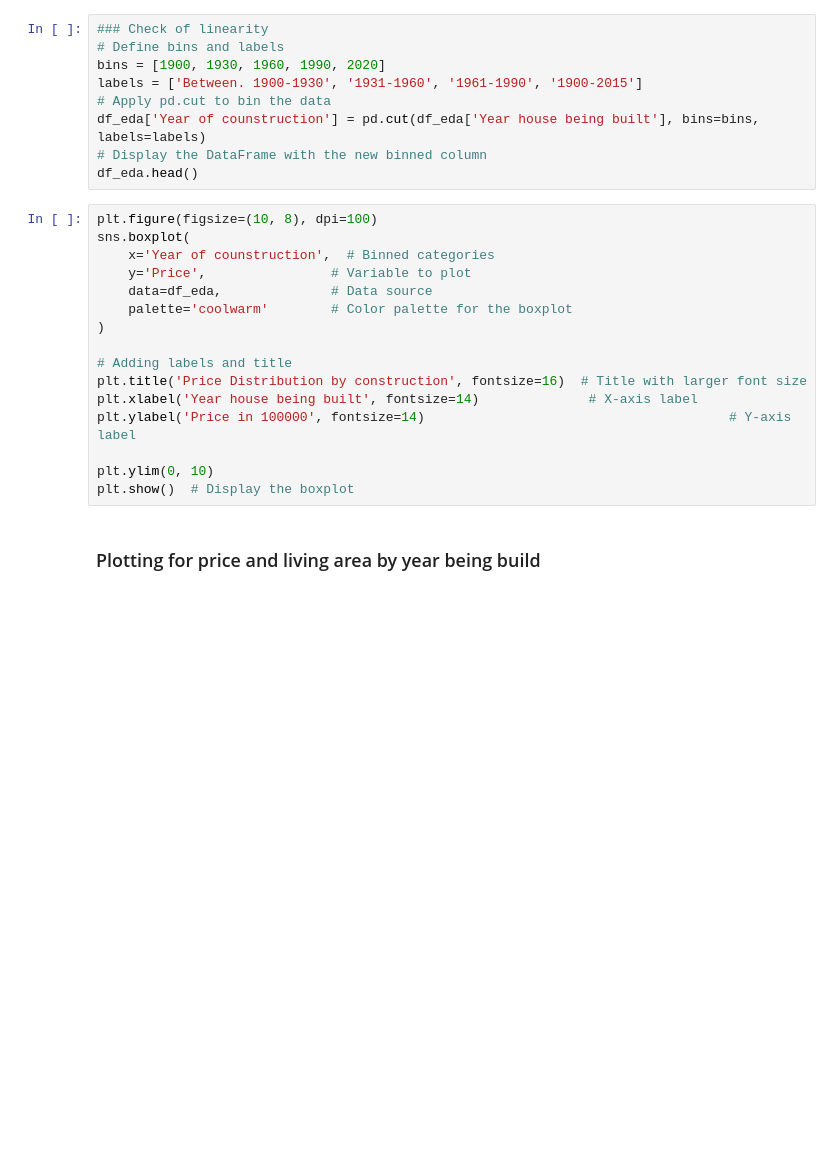
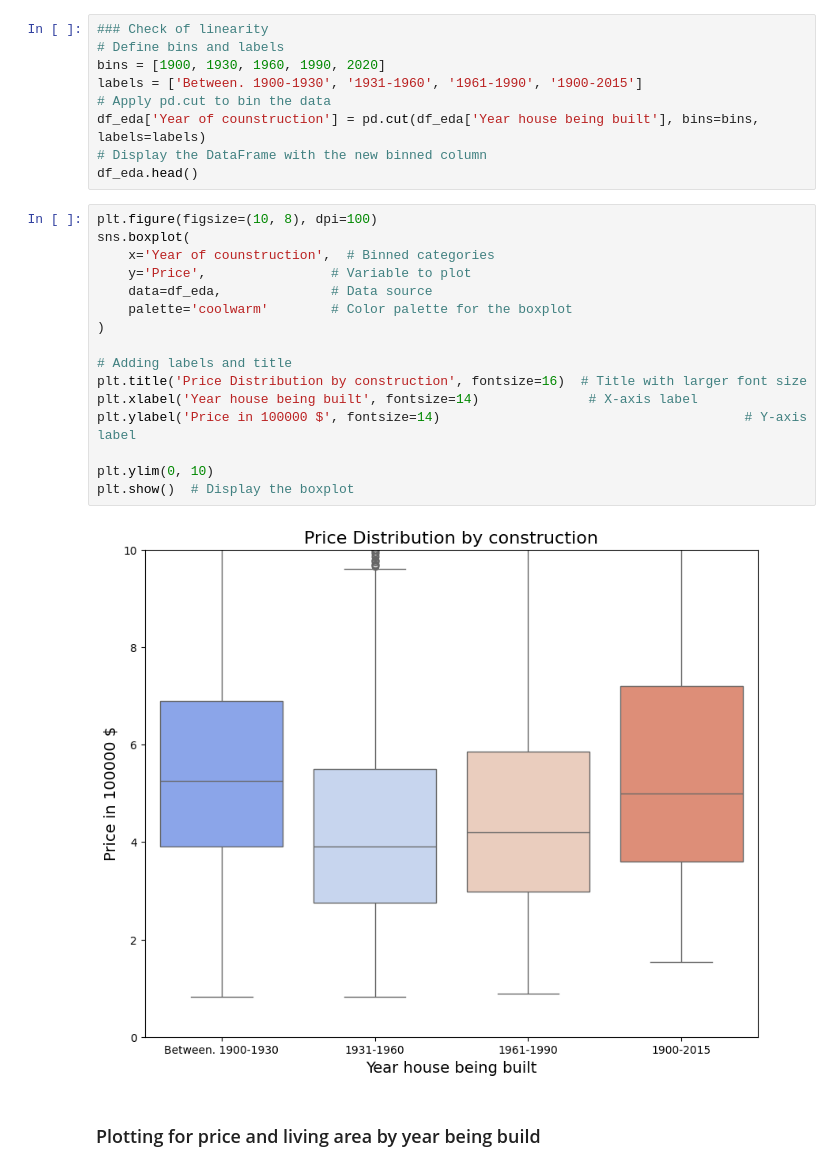
Before and after one commit to Paul-Spiced/EDA_Paul, a Jupyter notebook: commands/EDA _5_expl_hyp_2.ipynb, the cells around one changed output. Saved outputs shown, nothing was run; the diff lists cells and outputs as text; blank space fills up the shorter version.

```diff
--- a/commands/EDA _5_expl_hyp_2.ipynb
+++ b/commands/EDA _5_expl_hyp_2.ipynb
@@ -168,19 +96,21 @@ df_eda.head()
 # %%
 plt.figure(figsize=(10, 8), dpi=100)
 sns.boxplot(
     x='Year of counstruction',  # Binned categories
     y='Price',                # Variable to plot
     data=df_eda,              # Data source
     palette='coolwarm'        # Color palette for the boxplot
 )
 
 # Adding labels and title
 plt.title('Price Distribution by construction', fontsize=16)  # Title with larger font size
 plt.xlabel('Year house being built', fontsize=14)              # X-axis label
-plt.ylabel('Price in 100000', fontsize=14)                                       # Y-axis label
+plt.ylabel('Price in 100000 $', fontsize=14)                                       # Y-axis label
 
 plt.ylim(0, 10)
 plt.show()  # Display the boxplot
+# %% [output]
+[figure, added]
 # %% [markdown]
 ### Plotting for price and living area by year being build
 # %%
```
Also changed, not shown: parts of 11 cells of this notebook, 3 other files.
